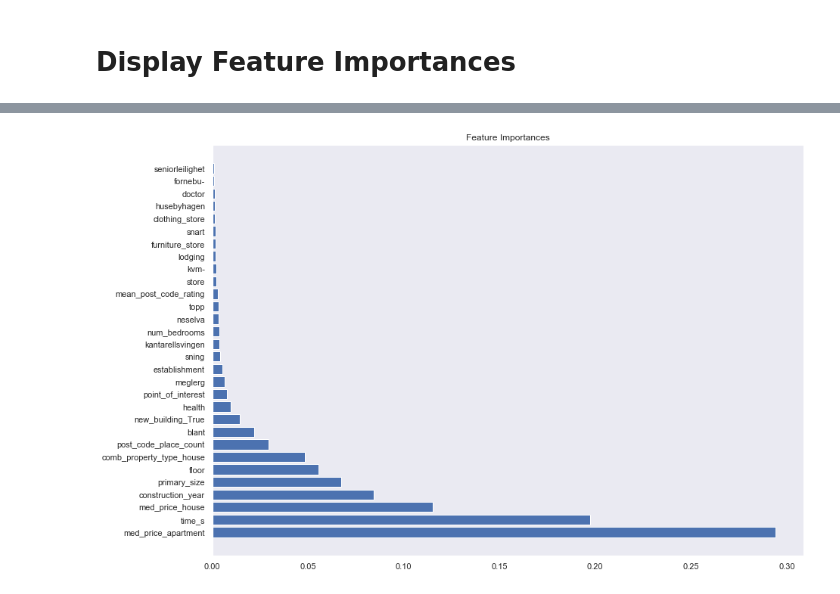
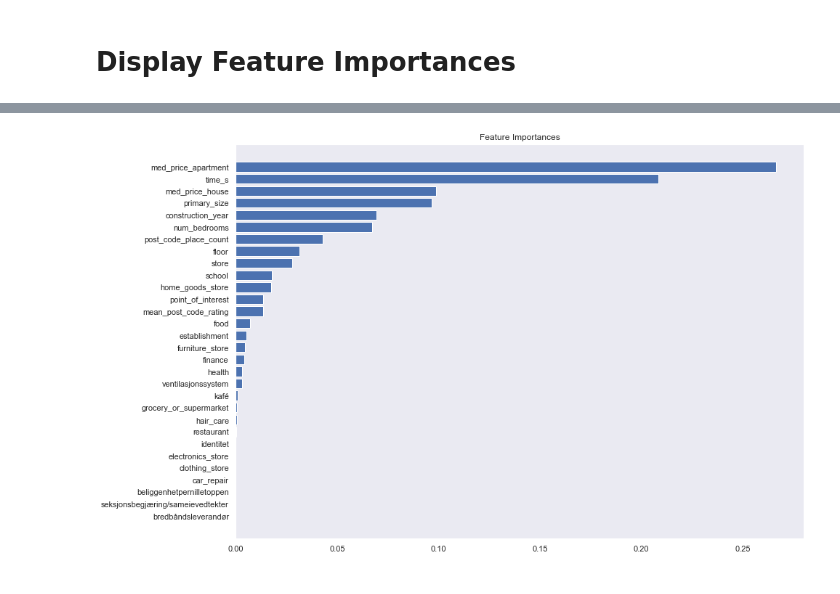
Before and after one commit to rossrco/analyses, a Jupyter notebook: home_oslo_home/modelling.ipynb, the cells around one changed output, grey strips where cells are left out. Saved outputs shown, nothing was run; the diff lists cells and outputs as text; code cells hidden in the pictures.

```diff
--- a/home_oslo_home/modelling.ipynb
+++ b/home_oslo_home/modelling.ipynb
@@ -903,5 +892,5 @@ plt.show()
+# %%
+for f in best_text_features:
+    all_features[f] = text_data[selected_text_char].str.lower().str.contains(f).map({True: 1, False: 0})
 # %% [markdown]
 # Predict Price With All Features
-# %%
-# all_features = scipy.sparse.hstack([vectorized_full_desc, X_sparse])
-all_features = scipy.sparse.hstack([tfidf, X_sparse])
@@ -916,5 +900,5 @@ X_full_train, X_full_test, y_full_train, y_full_test = train_test_split(all_feat
                                                                         test_size=test_size,
                                                                         random_state=random_seed)
 # %%
-estimator.fit(X_full_train, y_full_train)
+pipeline.fit(X_full_train, y_full_train)
 # %% [output]
@@ -958,4 +948,4 @@ Mean test_max_error, -40720.19
 # %% [markdown]
 # Display Feature Importances
 # %%
-feature_importances = pd.Series(estimator.feature_importances_, index=list(count_vectorizer.vocabulary_.keys()) + list(x_cols)).sort_values(ascending=True)
+feature_importances = pd.Series(pipeline.named_steps['estimator'].feature_importances_, index=X.columns).sort_values(ascending=True)
@@ -982,8 +952,9 @@ dtype: float64
 # %%
-to_plot = feature_importances.sort_values(ascending=False)[:30]
+top_n = 30
+to_plot = feature_importances[-top_n:]
 plt.yticks(range(len(to_plot)), to_plot.index)
 plt.title('Feature Importances')
 plt.barh(range(len(to_plot)), to_plot)
 plt.show()
 # %% [output]
-[figure, old version]
+[figure, new version]
```
Also changed, not shown: parts of 106 cells of this notebook.
